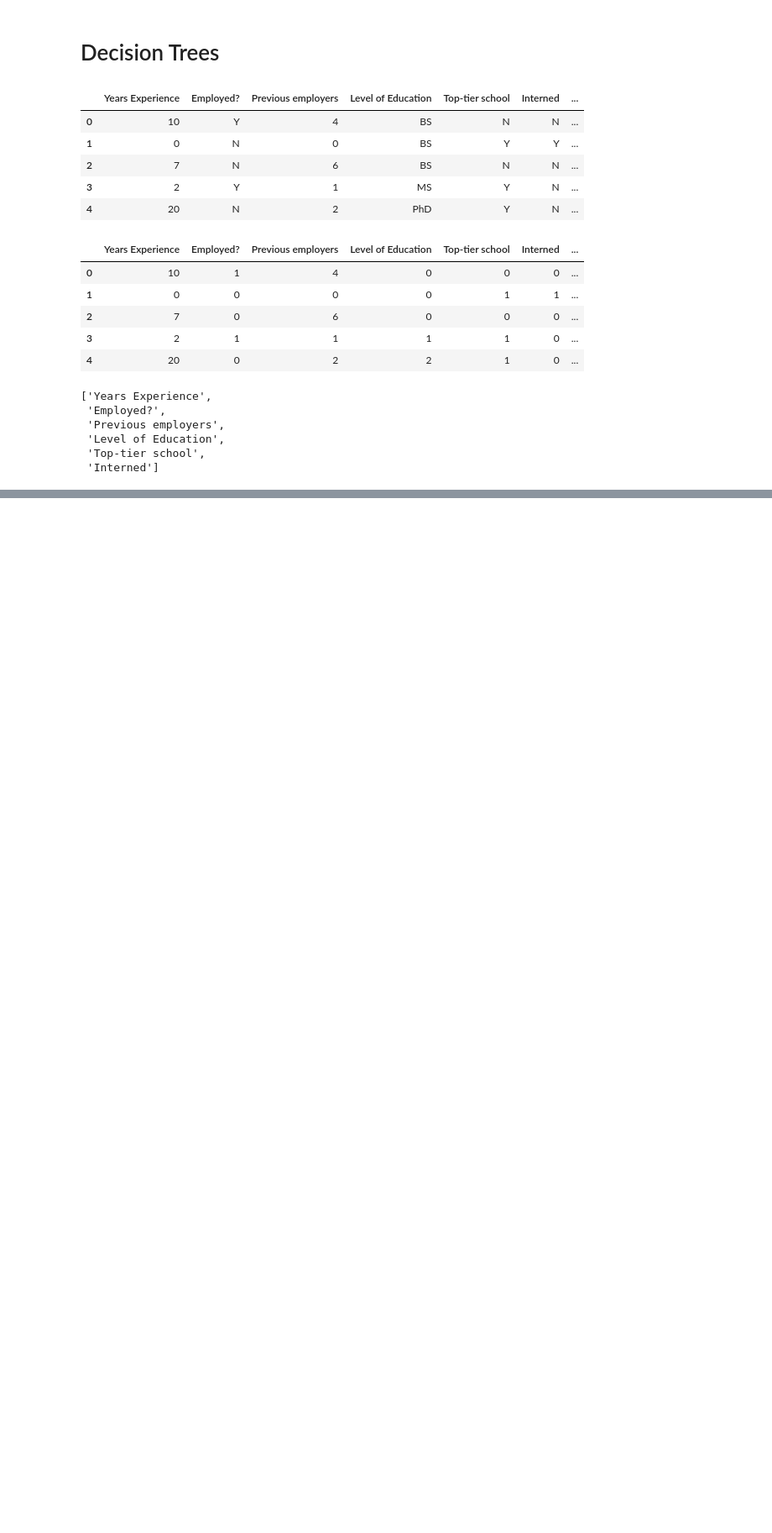
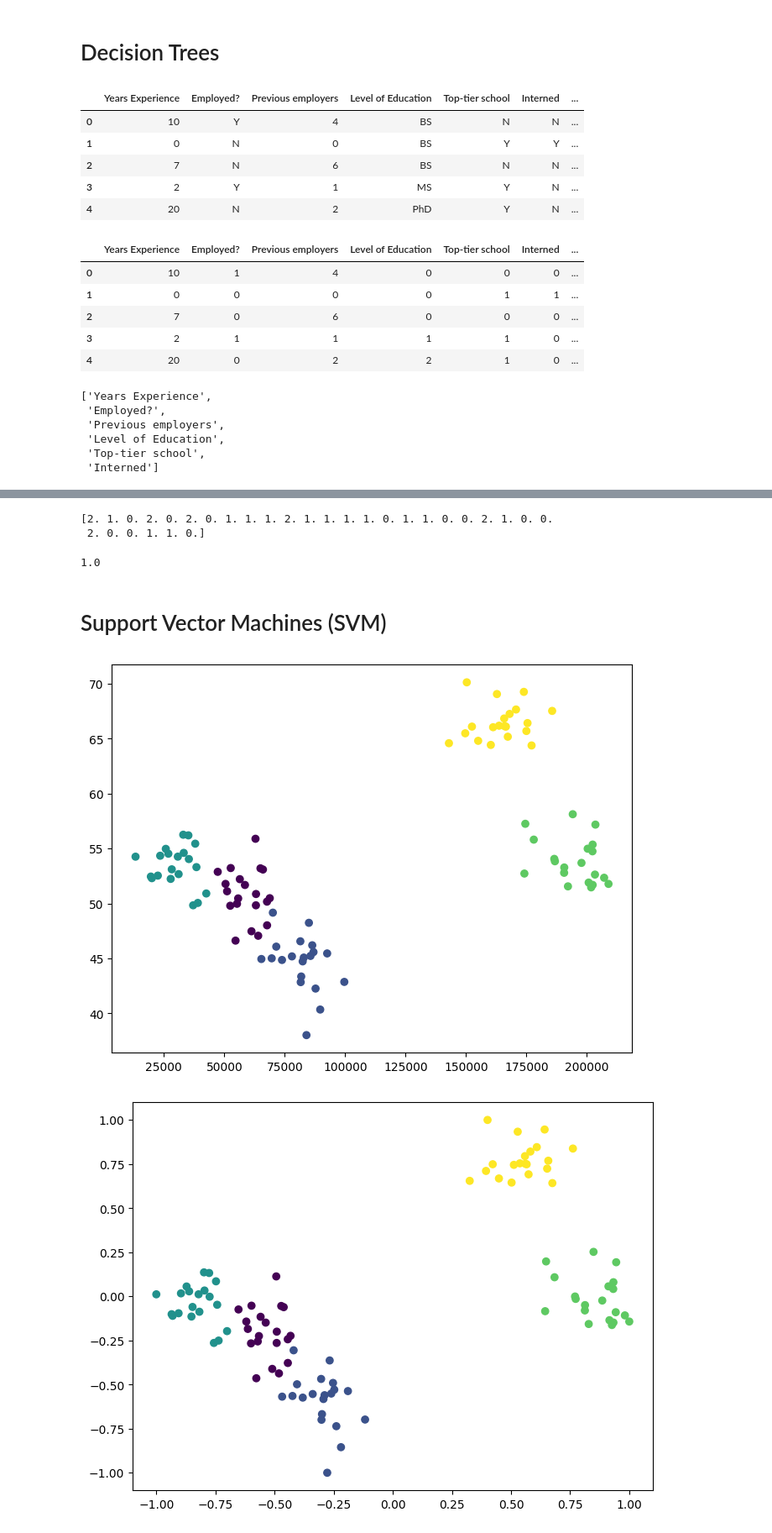
Before and after one commit to lucasarenhardt/LAMIA, a Jupyter notebook: 11/ML.ipynb, the cells around one changed output, grey strips where cells are left out. Shown at 84% size. Cells and saved outputs as stored; diff of their text form; code cells hidden in the pictures; blank space fills up the shorter version.

```diff
--- a/11/ML.ipynb
+++ b/11/ML.ipynb
@@ -264,0 +308,57 @@ Image(graph.create_png())
+# %%
+#realizando predicoes com o conjunto de teste
+predictions = model.predict(test)
+print(predictions)
+# %% [output]
+[2. 1. 0. 2. 0. 2. 0. 1. 1. 1. 2. 1. 1. 1. 1. 0. 1. 1. 0. 0. 2. 1. 0. 0.
+ 2. 0. 0. 1. 1. 0.]
+# %%
+from sklearn.metrics import accuracy_score
+
+#medindo a precisao
+accuracy_score(y_test, predictions)
+# %% [output]
+1.0
+# %% [markdown]
+# Support Vector Machines (SVM)
+# %%
+import numpy as np
+
+#funcao para criar os dados
+def createClusterData1(N, k):
+    np.random.seed(1234)
+    pointsPerCluster1 = float(N)/k
+    X = []
+    y = []
+    for i in range(k):
+        incomeCentroid = np.random.uniform(20000.0, 200000.0)
+        ageCentroid = np.random.uniform(20.0, 70.0)
+        for j in range(int(pointsPerCluster1)):
+            X.append([np.random.normal(incomeCentroid, 10000.0), np.random.normal(ageCentroid, 2.0)])
+            y.append(i)
+    #converte os dados em numpy array e retorna
+    X = np.array(X)
+    y = np.array(y)
+    return X, y
+# %%
+%matplotlib inline
+from pylab import *
+from sklearn.preprocessing import MinMaxScaler
+
+#utilizando a função criada para gerar 100 pontos em 5 clusters
+(X, y) = createClusterData1(100, 5)
+
+plt.figure(figsize=(8, 6))
+plt.scatter(X[:,0], X[:,1], c=y.astype(np.float_))
+plt.show()
+
+#normalizando os dados
+scaling = MinMaxScaler(feature_range=(-1, 1)).fit(X)
+X = scaling.transform(X)
+
+plt.figure(figsize=(8, 6))
+plt.scatter(X[:,0], X[:,1], c=y.astype(np.float_))
+plt.show()
+# %% [output]
+[figure, added]
+[figure, added]
```
Also changed, not shown: parts of 11 cells of this notebook, 3 other files.
